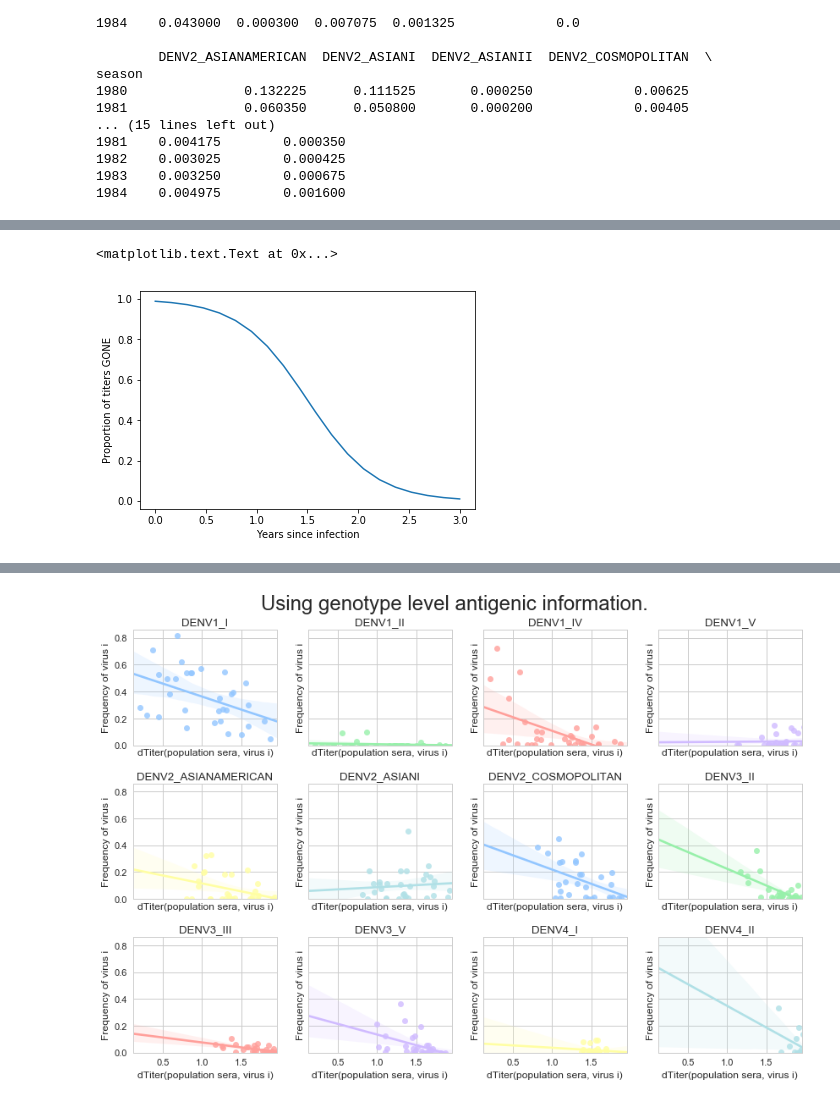
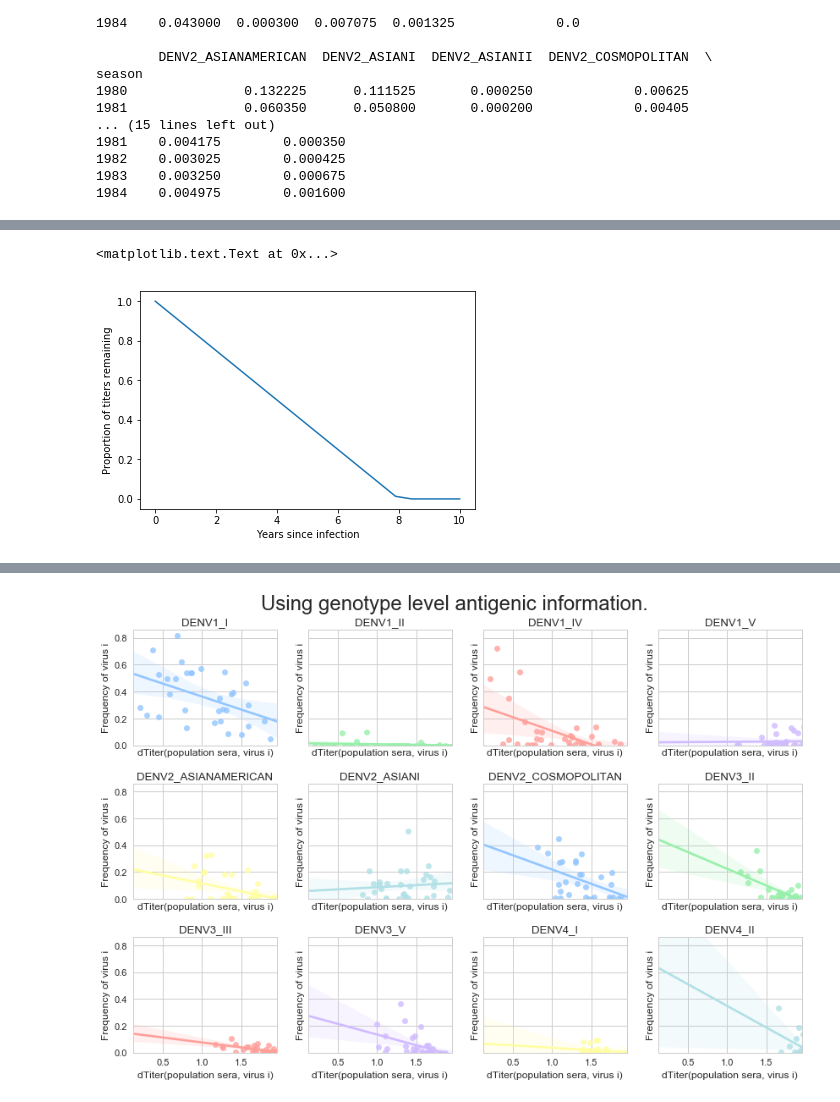
Before and after one commit to blab/dengue-antigenic-dynamics, a Jupyter notebook: scripts/frequencies/population-immunity/genotype-exposure.ipynb, the cells around one changed output, grey strips where cells are left out. Saved outputs shown, nothing was run; the diff lists cells and outputs as text; code cells hidden in the pictures.

```diff
--- a/scripts/frequencies/population_exposure.ipynb
+++ b/scripts/frequencies/population-immunity/genotype-exposure.ipynb
@@ -111,21 +110,13 @@ Name: dTiter, dtype: float64
 # %%
 #### Model the waning of cross-protective immunity
-def get_decay(s, homotypic):
-    ## TO DO fix for homologous/heterologous.
+def gamma(n):
     '''
-    model immunity as waning according to a
-    sigmoid-y function dependent on s, the number of
-    seasons in the past that the primary infection
-    occurred'''
-    if homotypic:
-        g_s = 1.0
-    else:
-        g_s = 1./(1.+exp(3.*(s-1.5)))
-    return g_s
-
-plt.plot([x for x in linspace(0,3,num=20)], [get_decay(x, homotypic=False) for x in linspace(0,3,num=20)])
+    Per Leah's data, modeling post-primary titer decay as roughly linear with a 4-year half-life.
+    '''
+    return max(-0.125*n + 1.0, 0.0000000001)
+plt.plot([x for x in linspace(0,10,num=20)], [get_decay(x) for x in linspace(0,10,num=20)])
 plt.xlabel('Years since infection')
-plt.ylabel('Proportion of titers GONE')
+plt.ylabel('Proportion of titers remaining')
 # %% [output]
 <matplotlib.text.Text at 0x...>
-[figure, old version]
+[figure, new version]
```
Also changed, not shown: parts of 10 cells of this notebook, 6 other files.
